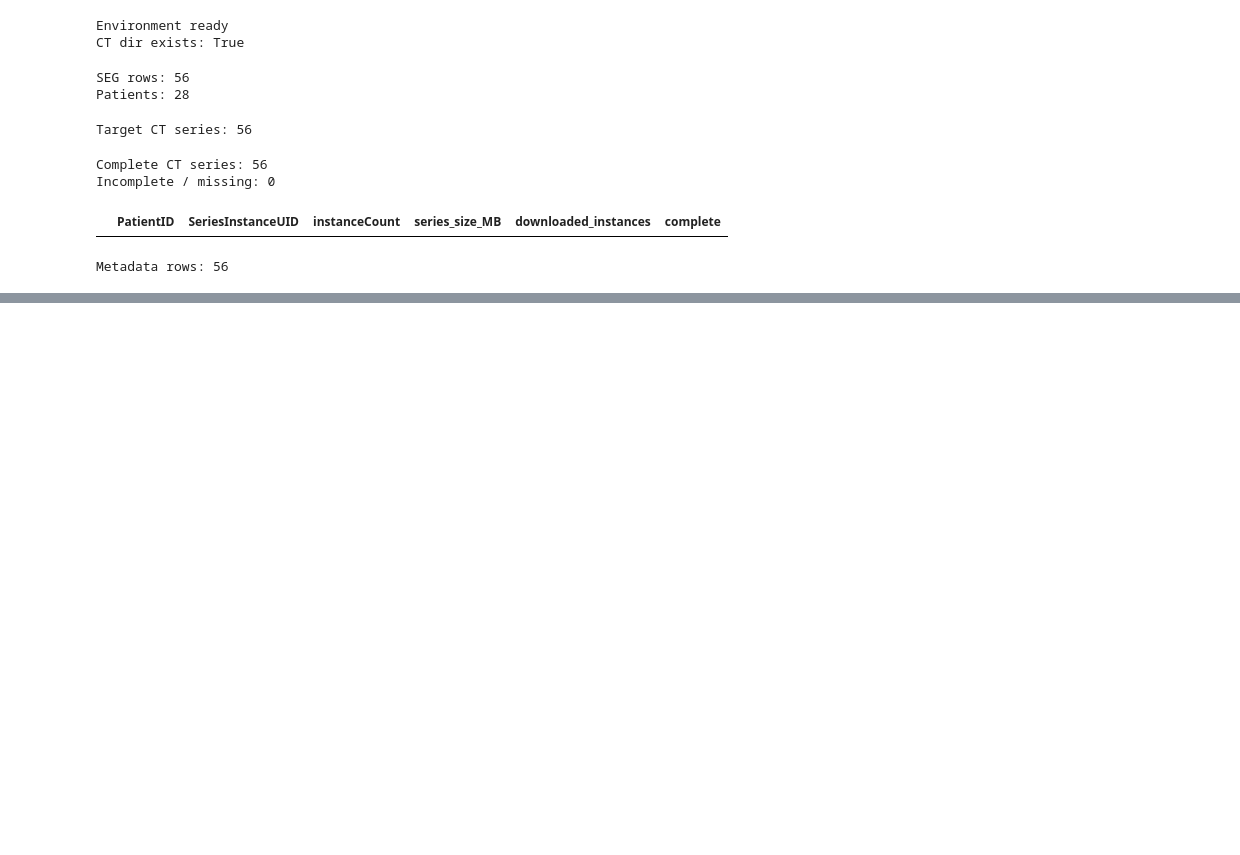
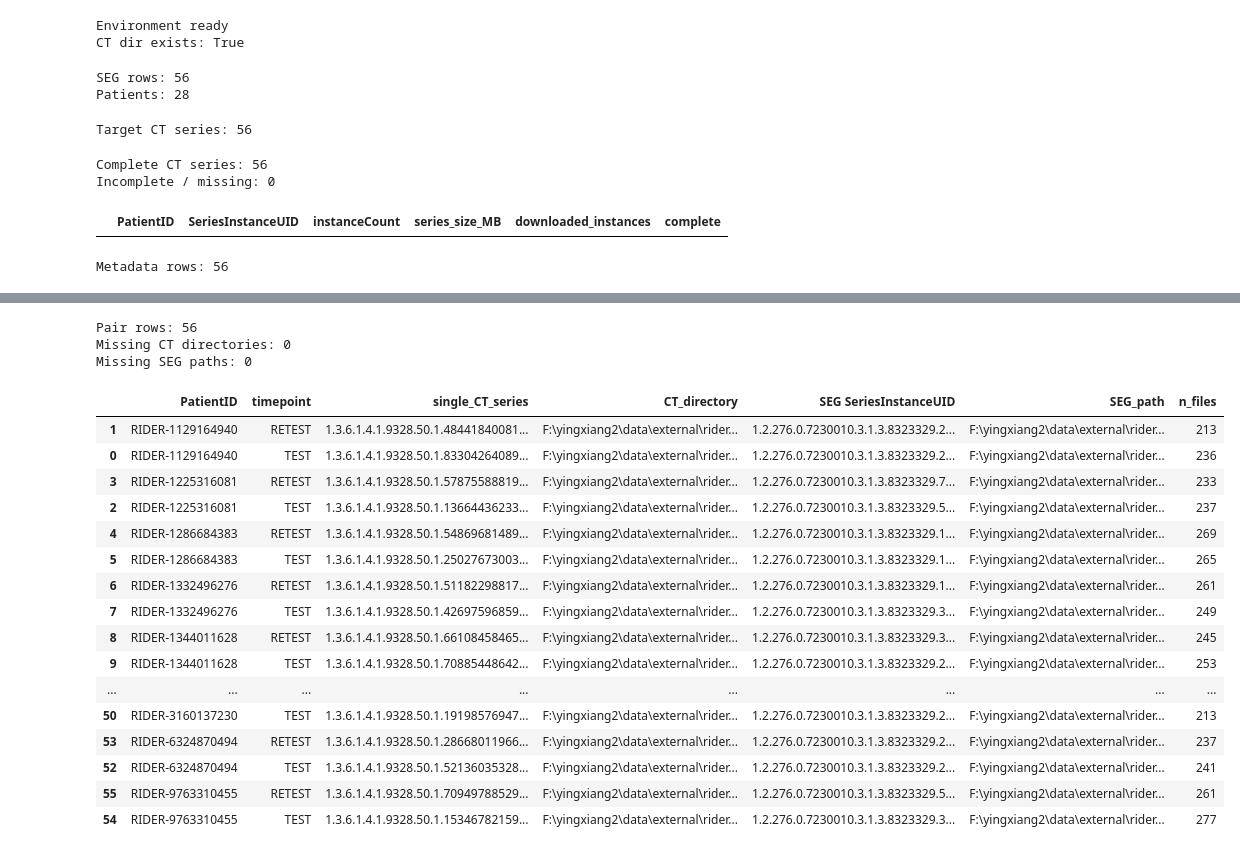
Before and after one commit to gmail2580369-del/lung2-egfr-radiomics, a Jupyter notebook: notebooks/03_modeling_nested_cv.ipynb, the cells around one changed output, grey strips where cells are left out. Cells and saved outputs as stored; diff of their text form; code cells hidden in the pictures; blank space fills up the shorter version.

```diff
--- a/notebooks/03_modeling_nested_cv.ipynb
+++ b/notebooks/03_modeling_nested_cv.ipynb
@@ -8185,0 +8271,73 @@ Metadata rows: 56
+# %%
+pair_long = (
+    rider_reference_df[
+        [
+            "PatientID",
+            "timepoint",
+            "SEG SeriesInstanceUID",
+            "single_CT_series"
+        ]
+    ]
+    .merge(
+        rider_seg_path_df,
+        on=[
+            "PatientID",
+            "timepoint",
+            "SEG SeriesInstanceUID"
+        ],
+        how="left"
+    )
+    .merge(
+        ct_series_dir_df[
+            [
+                "SeriesInstanceUID",
+                "CT_directory",
+                "n_files"
+            ]
+        ],
+        left_on="single_CT_series",
+        right_on="SeriesInstanceUID",
+        how="left"
+    )
+)
+
+print("Pair rows:", len(pair_long))
+print("Missing CT directories:", pair_long["CT_directory"].isna().sum())
+print("Missing SEG paths:", pair_long["SEG_path"].isna().sum())
+
+display(
+    pair_long[
+        [
+            "PatientID",
+            "timepoint",
+            "single_CT_series",
+            "CT_directory",
+            "SEG SeriesInstanceUID",
+            "SEG_path",
+            "n_files"
+        ]
+    ].sort_values(
+        ["PatientID", "timepoint"]
+    )
+)
+# %% [output]
+Pair rows: 56
+Missing CT directories: 0
+Missing SEG paths: 0
+|  | PatientID | timepoint | single_CT_series | CT_directory | SEG SeriesInstanceUID | SEG_path | n_files |
+| 1 | RIDER-1129164940 | RETEST | 1.3.6.1.4.1.9328.50.1.48441840081... | F:\yingxiang2\data\external\rider... | 1.2.276.0.7230010.3.1.3.8323329.2... | F:\yingxiang2\data\external\rider... | 213 |
+| 0 | RIDER-1129164940 | TEST | 1.3.6.1.4.1.9328.50.1.83304264089... | F:\yingxiang2\data\external\rider... | 1.2.276.0.7230010.3.1.3.8323329.2... | F:\yingxiang2\data\external\rider... | 236 |
+| 3 | RIDER-1225316081 | RETEST | 1.3.6.1.4.1.9328.50.1.57875588819... | F:\yingxiang2\data\external\rider... | 1.2.276.0.7230010.3.1.3.8323329.7... | F:\yingxiang2\data\external\rider... | 233 |
+| 2 | RIDER-1225316081 | TEST | 1.3.6.1.4.1.9328.50.1.13664436233... | F:\yingxiang2\data\external\rider... | 1.2.276.0.7230010.3.1.3.8323329.5... | F:\yingxiang2\data\external\rider... | 237 |
+| 4 | RIDER-1286684383 | RETEST | 1.3.6.1.4.1.9328.50.1.54869681489... | F:\yingxiang2\data\external\rider... | 1.2.276.0.7230010.3.1.3.8323329.1... | F:\yingxiang2\data\external\rider... | 269 |
+| 5 | RIDER-1286684383 | TEST | 1.3.6.1.4.1.9328.50.1.25027673003... | F:\yingxiang2\data\external\rider... | 1.2.276.0.7230010.3.1.3.8323329.1... | F:\yingxiang2\data\external\rider... | 265 |
+| 6 | RIDER-1332496276 | RETEST | 1.3.6.1.4.1.9328.50.1.51182298817... | F:\yingxiang2\data\external\rider... | 1.2.276.0.7230010.3.1.3.8323329.1... | F:\yingxiang2\data\external\rider... | 261 |
+| 7 | RIDER-1332496276 | TEST | 1.3.6.1.4.1.9328.50.1.42697596859... | F:\yingxiang2\data\external\rider... | 1.2.276.0.7230010.3.1.3.8323329.3... | F:\yingxiang2\data\external\rider... | 249 |
+| 8 | RIDER-1344011628 | RETEST | 1.3.6.1.4.1.9328.50.1.66108458465... | F:\yingxiang2\data\external\rider... | 1.2.276.0.7230010.3.1.3.8323329.3... | F:\yingxiang2\data\external\rider... | 245 |
+| 9 | RIDER-1344011628 | TEST | 1.3.6.1.4.1.9328.50.1.70885448642... | F:\yingxiang2\data\external\rider... | 1.2.276.0.7230010.3.1.3.8323329.2... | F:\yingxiang2\data\external\rider... | 253 |
+| ... | ... | ... | ... | ... | ... | ... | ... |
+| 50 | RIDER-3160137230 | TEST | 1.3.6.1.4.1.9328.50.1.19198576947... | F:\yingxiang2\data\external\rider... | 1.2.276.0.7230010.3.1.3.8323329.2... | F:\yingxiang2\data\external\rider... | 213 |
+| 53 | RIDER-6324870494 | RETEST | 1.3.6.1.4.1.9328.50.1.28668011966... | F:\yingxiang2\data\external\rider... | 1.2.276.0.7230010.3.1.3.8323329.2... | F:\yingxiang2\data\external\rider... | 237 |
+| 52 | RIDER-6324870494 | TEST | 1.3.6.1.4.1.9328.50.1.52136035328... | F:\yingxiang2\data\external\rider... | 1.2.276.0.7230010.3.1.3.8323329.2... | F:\yingxiang2\data\external\rider... | 241 |
+| 55 | RIDER-9763310455 | RETEST | 1.3.6.1.4.1.9328.50.1.70949788529... | F:\yingxiang2\data\external\rider... | 1.2.276.0.7230010.3.1.3.8323329.5... | F:\yingxiang2\data\external\rider... | 261 |
+| 54 | RIDER-9763310455 | TEST | 1.3.6.1.4.1.9328.50.1.15346782159... | F:\yingxiang2\data\external\rider... | 1.2.276.0.7230010.3.1.3.8323329.3... | F:\yingxiang2\data\external\rider... | 277 |
```
Also changed, not shown: parts of 60 cells of this notebook, 11 other files.
